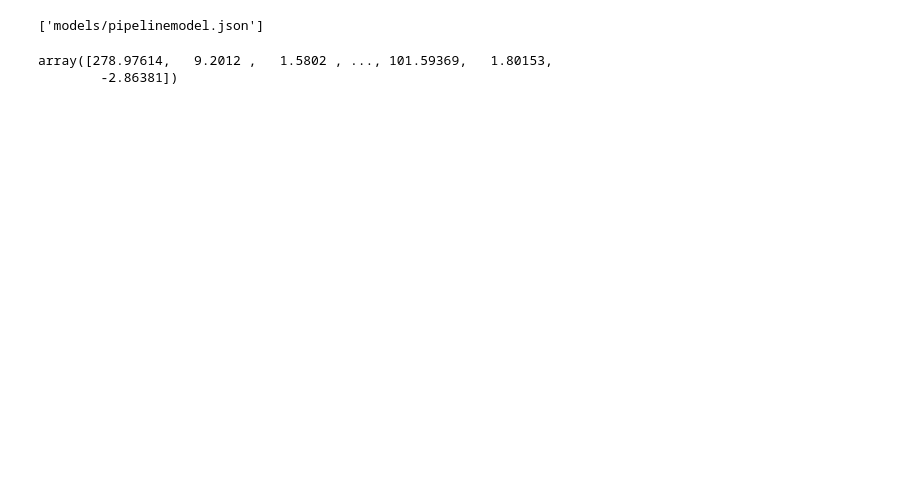
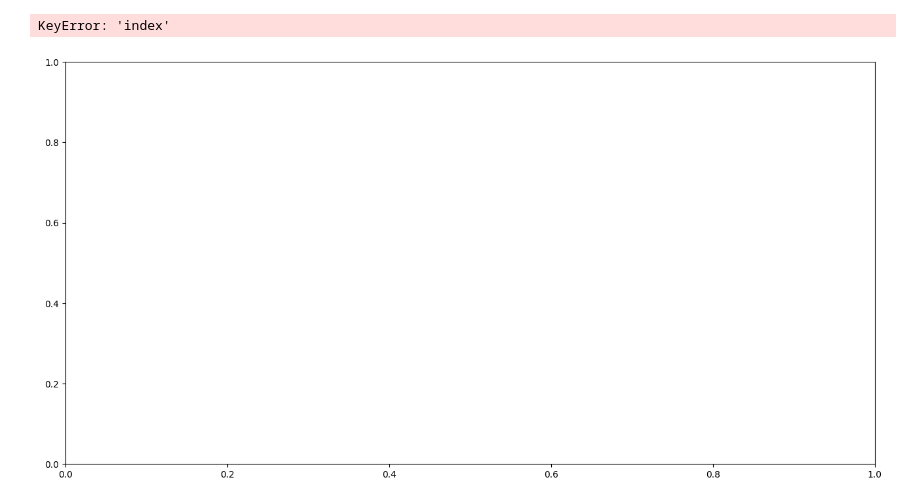
Before and after one commit to josusantz/darthvader, a Jupyter notebook: notebooks/midnight01.ipynb, the cells around one changed output. Drawn from its saved outputs; the diff is of its cells as text; code cells hidden in the pictures; blank space fills up the shorter version.

```diff
--- a/notebooks/midnight01.ipynb
+++ b/notebooks/midnight01.ipynb
@@ -94,0 +106,6 @@ for train_index, test_index in tss.split(df):
+# %%
+all_splits = list(tss.split(features, target))
+# %%
+train_idx, test_idx = all_splits[0]
+X_train, X_test = X[train_idx, :], X[test_idx, :]
+y_train, y_test = y[train_idx], y[test_idx]
@@ -94,0 +120,8 @@ for train_index, test_index in tss.split(df):
+# %%
+for fold, (train_index, test_index) in enumerate(tss.split(X,y)):
+  X_train, X_test = features.iloc[train_index, :], features.iloc[test_index,:]
+  y_train, y_test = target.iloc[train_index], target.iloc[test_index]
+  print("Fold: {}".format(fold))
+  print("\tTRAIN indices:", train_index)
+  print("\tTEST indices:", test_index)
+  # for fold,(train_index,test_index) in enumerate(tss.split(df)):
@@ -101,6 +180,6 @@ pipe = Pipeline(
     verbose = True
 )
 
-pipe.fit(X_train, y_train)
-print("model score: %.3f" % pipe.score(X_test, y_test))
+pipe.fit(X_train, y_train.values.ravel())
+# print("model score: %.3f" % pipe.score(X_test, y_test))
 # %% [output]
@@ -110,6 +204,0 @@ model score: 1.000
-# %%
-import joblib
-filename = 'models/pipelinemodel.json'
-joblib.dump(pipe, filename)
-# %% [output]
-['models/pipelinemodel.json']
@@ -118,5 +205,37 @@ loaded_model = joblib.load(filename)
-# %%
-loaded_model.predict(X_test)
-# %% [output]
-array([278.97614,   9.2012 ,   1.5802 , ..., 101.59369,   1.80153,
-        -2.86381])
+# %%
+'''ax = plt.subplots()
+y_pred = pipe.predict(X_test)
+plt(y_pred)
+ax.plot(y_test)
+ax.plot(y_train)
+plt.show()
+'''
+
+import matplotlib.pyplot as plt
+
+# Create a figure and axis
+fig, ax = plt.subplots()
+
+# Predict using the pipeline
+
+y_test = y_test.groupby(y_test['index'].month).mean()
+y_train = y_train.groupby(y_train['Index'].month).mean()
+y_pred = pipe.predict(X_test)
+y_pred = pd.Series(y_pred, index = y_test.index)
+y_pred = pd.DataFrame(y_pred)
+# Plot the predictions and actual values
+ax.plot(y_test, label='Test Data')
+ax.plot(y_train, label='Train Data')
+ax.plot(y_pred, label='Predictions')
+
+# Add labels, title, and legend
+ax.set_xlabel('Index')
+ax.set_ylabel('Solar Radiation')
+ax.set_title('Solar Radiation Predictions vs Actual Data')
+ax.legend()
+
+# Show the plot
+plt.show()
+# %% [output]
+KeyError: 'index'
+[figure, added]
```
Also changed, not shown: parts of 27 cells of this notebook, 4 other files.
